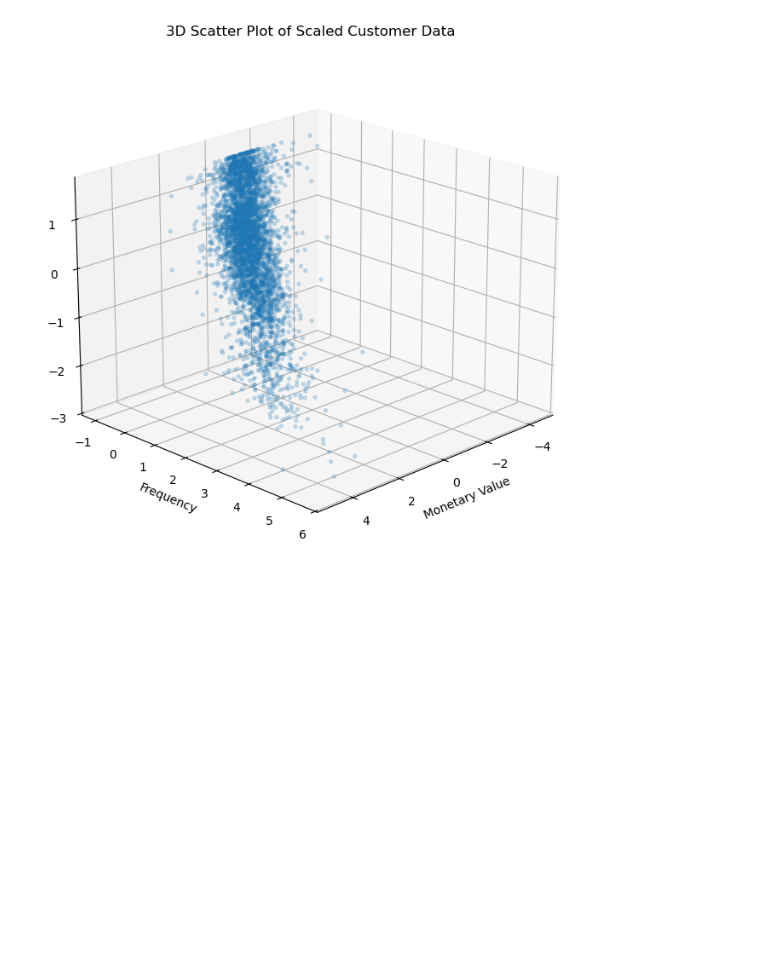
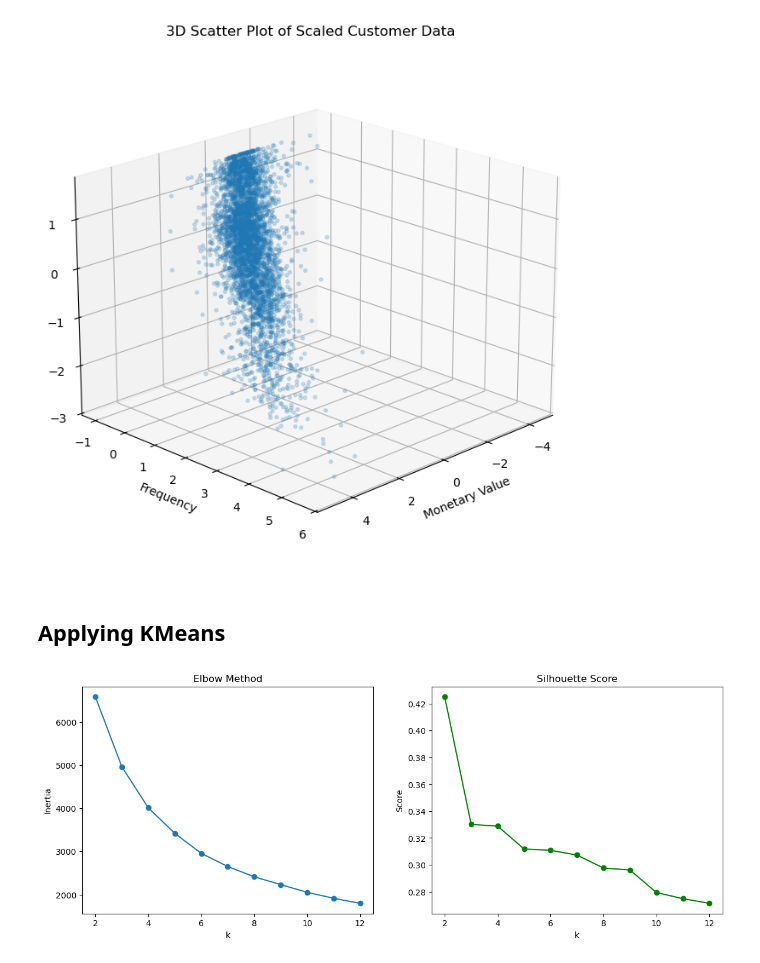
Before and after one commit to jnqu/RFM-Clustering-KMeans, a Jupyter notebook: clustering.ipynb, the cells around one changed output. Drawn from its saved outputs; the diff is of its cells as text; code cells hidden in the pictures; blank space fills up the shorter version.

Commit message:
KMeans Clustering test

```diff
--- a/clustering.ipynb
+++ b/clustering.ipynb
@@ -517,3 +520,24 @@ ax.set_title("3D Scatter Plot of Scaled Customer Data")
 plt.show()
 # %% [output]
 [figure]
+# %% [markdown]
+## Applying KMeans
+# %%
+inertias = []
+silhouettes = []
+k_range = range(2, 13) # loop through different k-values to determine most optimal
+
+for k in k_range:
+    km = KMeans(n_clusters=k, random_state=42, n_init=10)
+    labels = km.fit_predict(scaled_data)
+    inertias.append(km.inertia_)
+    silhouettes.append(silhouette_score(scaled_data, labels))
+
+fig, ax = plt.subplots(1, 2, figsize=(14, 5))
+ax[0].plot(k_range, inertias, marker="o")
+ax[0].set_title("Elbow Method"); ax[0].set_xlabel("k"); ax[0].set_ylabel("Inertia")
+ax[1].plot(k_range, silhouettes, marker="o", color="green")
+ax[1].set_title("Silhouette Score"); ax[1].set_xlabel("k"); ax[1].set_ylabel("Score")
+plt.show()
+# %% [output]
+[figure, added]
```
Also changed, not shown: parts of 4 cells of this notebook.
